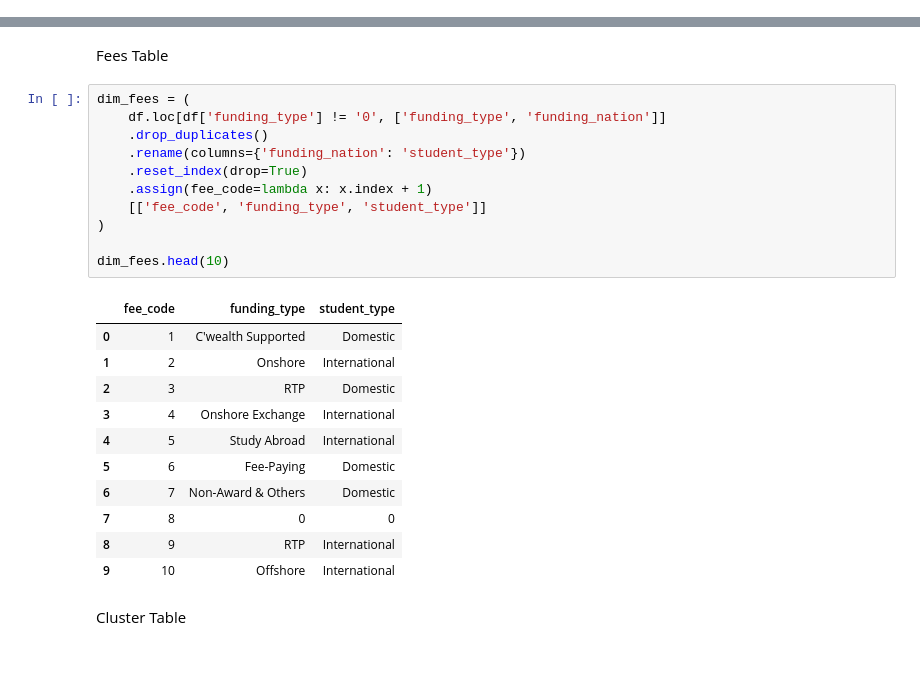
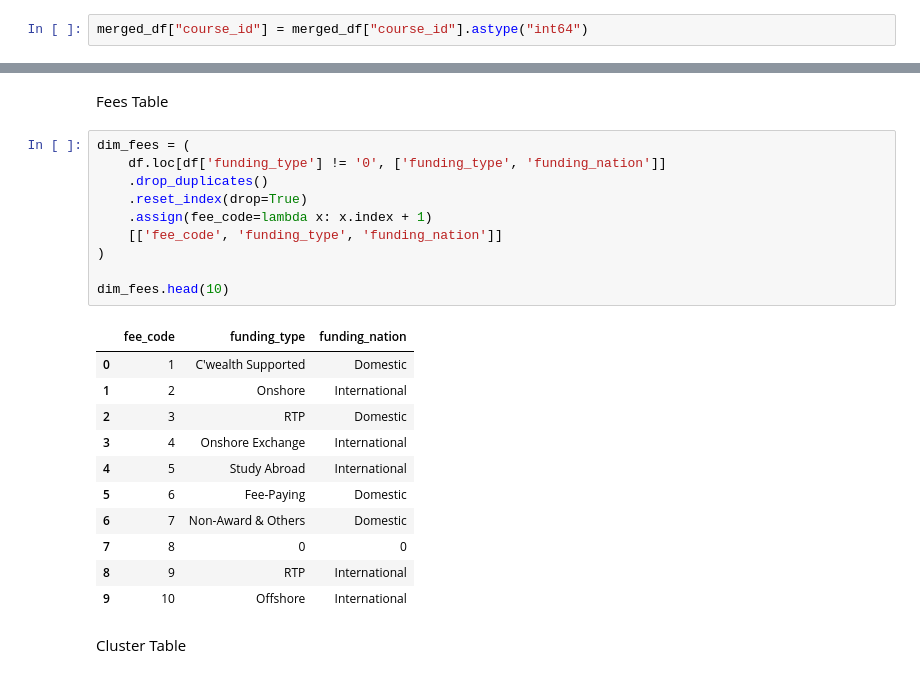
Before and after one commit to justinwonderwall/Capstone_Project, a Jupyter notebook: notebook/1_ETL_Pipeline.ipynb, the cells around one changed output, grey strips where cells are left out. Cells and saved outputs as stored; diff of their text form.

```diff
--- a/notebook/1_ETL_Pipeline.ipynb
+++ b/notebook/1_ETL_Pipeline.ipynb
@@ -399,6 +397,8 @@ for row in merged_df.itertuples():
     else:
         merged_df.loc[row.Index, 'CSP_commonwealth_contribution'] = 0.0 # no government payment for international students
         merged_df.loc[row.Index, 'CSP_student_contribution'] = 0.0 # no student contribution for international students
+# %%
+merged_df["course_id"] = merged_df["course_id"].astype("int64")
 # %%
 # address the missing data when merge.
 merged_df.fillna(0)
@@ -469,16 +469,15 @@ Fees Table
 # %%
 dim_fees = (
     df.loc[df['funding_type'] != '0', ['funding_type', 'funding_nation']]
     .drop_duplicates()
-    .rename(columns={'funding_nation': 'student_type'})
     .reset_index(drop=True)
     .assign(fee_code=lambda x: x.index + 1)
-    [['fee_code', 'funding_type', 'student_type']]
+    [['fee_code', 'funding_type', 'funding_nation']]
 )
 
 dim_fees.head(10)
 # %% [output]
-|  | fee_code | funding_type | student_type |
+|  | fee_code | funding_type | funding_nation |
 | 0 | 1 | C'wealth Supported | Domestic |
 | 1 | 2 | Onshore | International |
 | 2 | 3 | RTP | Domestic |
```
Also changed, not shown: parts of 7 cells of this notebook, 11 other files.
